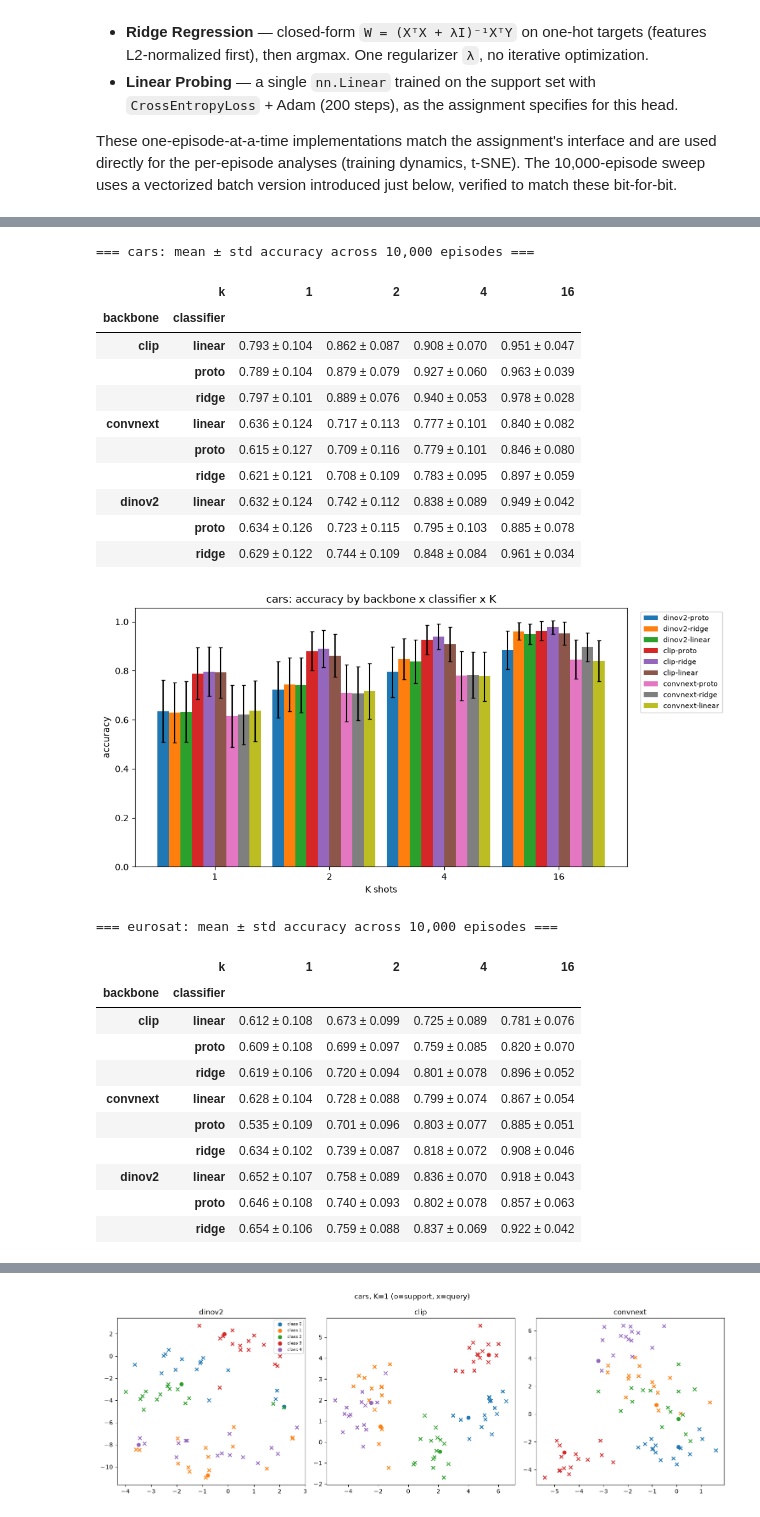
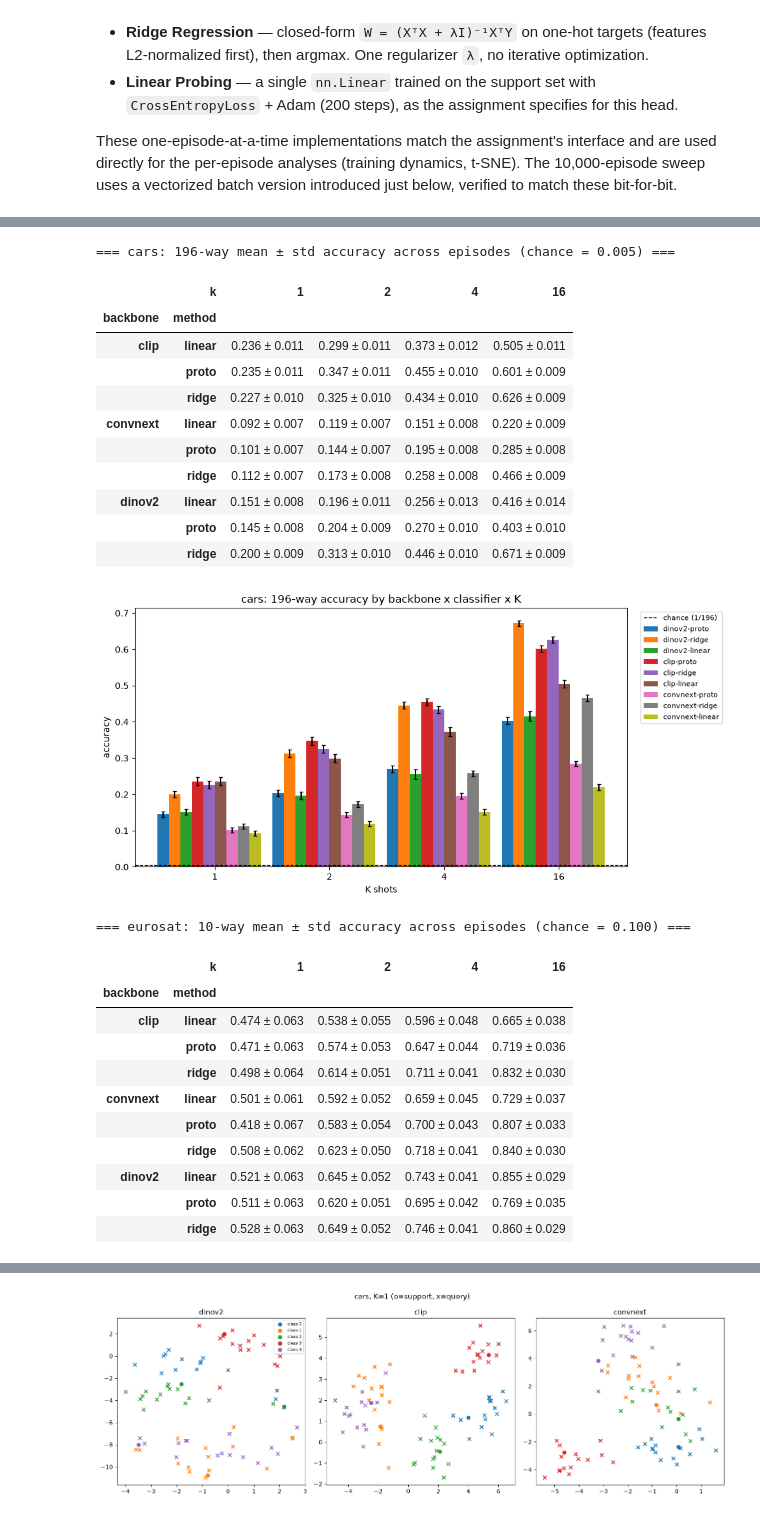
Before and after one commit to eyalsht/cv-hw2-few-shot-benchmarking, a Jupyter notebook: cv_hw2_312359284_314884834.ipynb, the cells around one changed output, grey strips where cells are left out. Drawn from its saved outputs; the diff is of its cells as text; code cells hidden in the pictures.

```diff
--- a/cv_hw2_312359284_314884834.ipynb
+++ b/cv_hw2_312359284_314884834.ipynb
@@ -610,57 +621,54 @@ each figure, written from the measured results rather than predicted in advance.
 # %%
-# 5a. Benchmark table + bar charts
+# 5a. Benchmark table (mean +- std) + bar charts, at full C-way (196-way Cars / 10-way EuroSAT)
 results_df = pd.read_csv(RESULTS_CSV)
 
 for dataset_name in DATASETS:
     sub = results_df[results_df.dataset == dataset_name]
-    pivot_mean = sub.pivot_table(index=["backbone", "classifier"], columns="k", values="mean")
-    pivot_std = sub.pivot_table(index=["backbone", "classifier"], columns="k", values="std")
-    print(f"\n=== {dataset_name}: mean ± std accuracy across 10,000 episodes ===")
-    table = pivot_mean.map("{:.3f}".format) + " ± " + pivot_std.map("{:.3f}".format)
+    Cway = int(sub["C"].iloc[0])
+    pivot_mean = sub.pivot_table(index=["backbone", "method"], columns="k", values="mean")
+    pivot_std = sub.pivot_table(index=["backbone", "method"], columns="k", values="std")
+    table = pivot_mean.map("{:.3f}".format) + " \u00b1 " + pivot_std.map("{:.3f}".format)
+    print(f"\n=== {dataset_name}: {Cway}-way mean \u00b1 std accuracy across episodes (chance = {1/Cway:.3f}) ===")
     display(table)
 
     fig, ax = plt.subplots(figsize=(10, 5))
-    x = np.arange(len(K_SHOTS))
-    width = 0.1
-    bar_idx = 0
+    x = np.arange(len(K_SHOTS)); width = 0.1; bar_idx = 0
     for backbone_name in BACKBONES:
         for clf_name in CLASSIFIERS:
             row_mean = pivot_mean.loc[(backbone_name, clf_name)]
             row_std = pivot_std.loc[(backbone_name, clf_name)]
-            ax.bar(x + bar_idx * width, row_mean.values, width,
-                   yerr=row_std.values, label=f"{backbone_name}-{clf_name}", capsize=2)
+            ax.bar(x + bar_idx * width, row_mean.values, width, yerr=row_std.values,
+                   label=f"{backbone_name}-{clf_name}", capsize=2)
             bar_idx += 1
-    ax.set_xticks(x + width * bar_idx / 2)
-    ax.set_xticklabels(K_SHOTS)
-    ax.set_xlabel("K shots")
-    ax.set_ylabel("accuracy")
-    ax.set_title(f"{dataset_name}: accuracy by backbone x classifier x K")
+    ax.axhline(1 / Cway, color="k", ls="--", lw=1, label=f"chance (1/{Cway})")
+    ax.set_xticks(x + width * bar_idx / 2); ax.set_xticklabels(K_SHOTS)
+    ax.set_xlabel("K shots"); ax.set_ylabel("accuracy")
+    ax.set_title(f"{dataset_name}: {Cway}-way accuracy by backbone x classifier x K")
     ax.legend(bbox_to_anchor=(1.02, 1), loc="upper left", fontsize=8)
-    plt.tight_layout()
-    plt.show()
+    plt.tight_layout(); plt.show()
 # %% [output]
-=== cars: mean ± std accuracy across 10,000 episodes ===
+=== cars: 196-way mean ± std accuracy across episodes (chance = 0.005) ===
 |  | k | 1 | 2 | 4 | 16 |
-| backbone | classifier |  |  |  |  |
-| clip | linear | 0.793 ± 0.104 | 0.862 ± 0.087 | 0.908 ± 0.070 | 0.951 ± 0.047 |
-|  | proto | 0.789 ± 0.104 | 0.879 ± 0.079 | 0.927 ± 0.060 | 0.963 ± 0.039 |
-|  | ridge | 0.797 ± 0.101 | 0.889 ± 0.076 | 0.940 ± 0.053 | 0.978 ± 0.028 |
-| convnext | linear | 0.636 ± 0.124 | 0.717 ± 0.113 | 0.777 ± 0.101 | 0.840 ± 0.082 |
-|  | proto | 0.615 ± 0.127 | 0.709 ± 0.116 | 0.779 ± 0.101 | 0.846 ± 0.080 |
-|  | ridge | 0.621 ± 0.121 | 0.708 ± 0.109 | 0.783 ± 0.095 | 0.897 ± 0.059 |
-| dinov2 | linear | 0.632 ± 0.124 | 0.742 ± 0.112 | 0.838 ± 0.089 | 0.949 ± 0.042 |
-|  | proto | 0.634 ± 0.126 | 0.723 ± 0.115 | 0.795 ± 0.103 | 0.885 ± 0.078 |
-|  | ridge | 0.629 ± 0.122 | 0.744 ± 0.109 | 0.848 ± 0.084 | 0.961 ± 0.034 |
+| backbone | method |  |  |  |  |
+| clip | linear | 0.236 ± 0.011 | 0.299 ± 0.011 | 0.373 ± 0.012 | 0.505 ± 0.011 |
+|  | proto | 0.235 ± 0.011 | 0.347 ± 0.011 | 0.455 ± 0.010 | 0.601 ± 0.009 |
+|  | ridge | 0.227 ± 0.010 | 0.325 ± 0.010 | 0.434 ± 0.010 | 0.626 ± 0.009 |
+| convnext | linear | 0.092 ± 0.007 | 0.119 ± 0.007 | 0.151 ± 0.008 | 0.220 ± 0.009 |
+|  | proto | 0.101 ± 0.007 | 0.144 ± 0.007 | 0.195 ± 0.008 | 0.285 ± 0.008 |
+|  | ridge | 0.112 ± 0.007 | 0.173 ± 0.008 | 0.258 ± 0.008 | 0.466 ± 0.009 |
+| dinov2 | linear | 0.151 ± 0.008 | 0.196 ± 0.011 | 0.256 ± 0.013 | 0.416 ± 0.014 |
+|  | proto | 0.145 ± 0.008 | 0.204 ± 0.009 | 0.270 ± 0.010 | 0.403 ± 0.010 |
+|  | ridge | 0.200 ± 0.009 | 0.313 ± 0.010 | 0.446 ± 0.010 | 0.671 ± 0.009 |
-[figure, old version]
+[figure, new version]
-=== eurosat: mean ± std accuracy across 10,000 episodes ===
+=== eurosat: 10-way mean ± std accuracy across episodes (chance = 0.100) ===
 |  | k | 1 | 2 | 4 | 16 |
-| backbone | classifier |  |  |  |  |
-| clip | linear | 0.612 ± 0.108 | 0.673 ± 0.099 | 0.725 ± 0.089 | 0.781 ± 0.076 |
-|  | proto | 0.609 ± 0.108 | 0.699 ± 0.097 | 0.759 ± 0.085 | 0.820 ± 0.070 |
-|  | ridge | 0.619 ± 0.106 | 0.720 ± 0.094 | 0.801 ± 0.078 | 0.896 ± 0.052 |
-| convnext | linear | 0.628 ± 0.104 | 0.728 ± 0.088 | 0.799 ± 0.074 | 0.867 ± 0.054 |
-|  | proto | 0.535 ± 0.109 | 0.701 ± 0.096 | 0.803 ± 0.077 | 0.885 ± 0.051 |
-|  | ridge | 0.634 ± 0.102 | 0.739 ± 0.087 | 0.818 ± 0.072 | 0.908 ± 0.046 |
-| dinov2 | linear | 0.652 ± 0.107 | 0.758 ± 0.089 | 0.836 ± 0.070 | 0.918 ± 0.043 |
-|  | proto | 0.646 ± 0.108 | 0.740 ± 0.093 | 0.802 ± 0.078 | 0.857 ± 0.063 |
-|  | ridge | 0.654 ± 0.106 | 0.759 ± 0.088 | 0.837 ± 0.069 | 0.922 ± 0.042 |
+| backbone | method |  |  |  |  |
+| clip | linear | 0.474 ± 0.063 | 0.538 ± 0.055 | 0.596 ± 0.048 | 0.665 ± 0.038 |
+|  | proto | 0.471 ± 0.063 | 0.574 ± 0.053 | 0.647 ± 0.044 | 0.719 ± 0.036 |
+|  | ridge | 0.498 ± 0.064 | 0.614 ± 0.051 | 0.711 ± 0.041 | 0.832 ± 0.030 |
+| convnext | linear | 0.501 ± 0.061 | 0.592 ± 0.052 | 0.659 ± 0.045 | 0.729 ± 0.037 |
+|  | proto | 0.418 ± 0.067 | 0.583 ± 0.054 | 0.700 ± 0.043 | 0.807 ± 0.033 |
+|  | ridge | 0.508 ± 0.062 | 0.623 ± 0.050 | 0.718 ± 0.041 | 0.840 ± 0.030 |
+| dinov2 | linear | 0.521 ± 0.063 | 0.645 ± 0.052 | 0.743 ± 0.041 | 0.855 ± 0.029 |
+|  | proto | 0.511 ± 0.063 | 0.620 ± 0.051 | 0.695 ± 0.042 | 0.769 ± 0.035 |
+|  | ridge | 0.528 ± 0.063 | 0.649 ± 0.052 | 0.746 ± 0.041 | 0.860 ± 0.029 |
```
Also changed, not shown: parts of 40 cells of this notebook, 8 other files.
